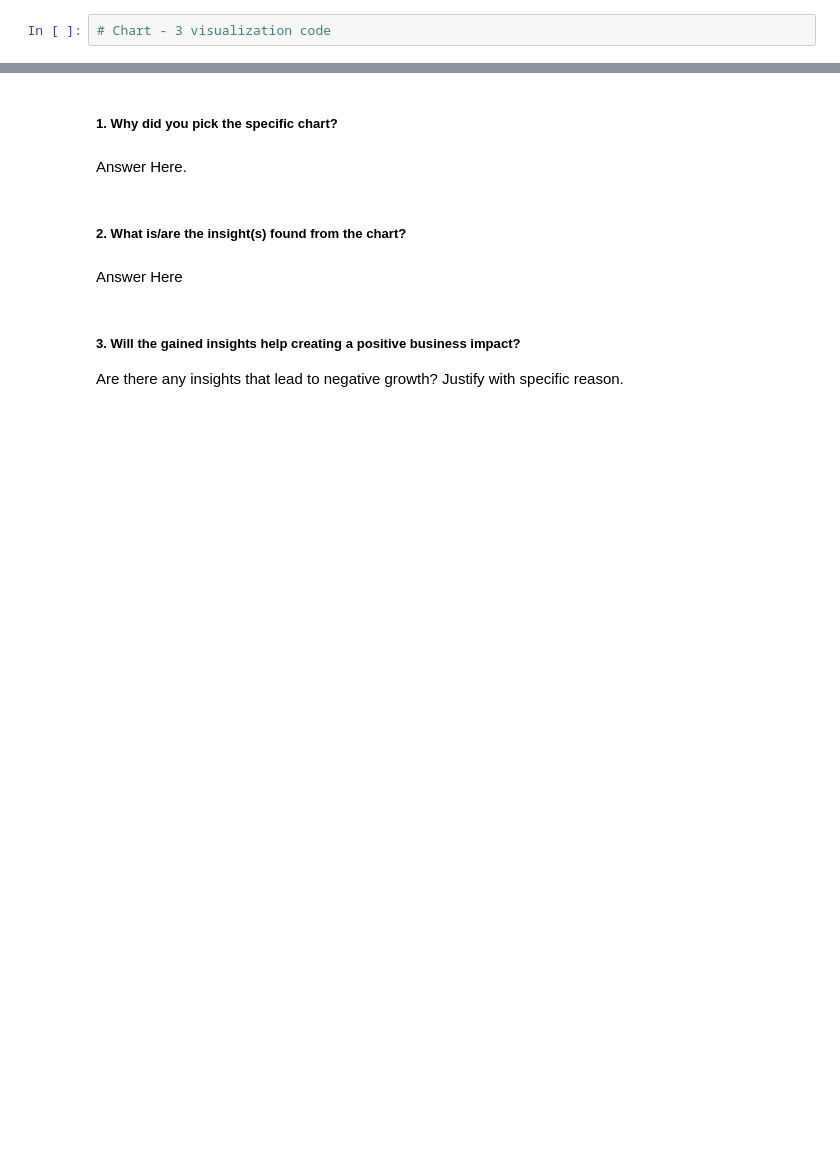
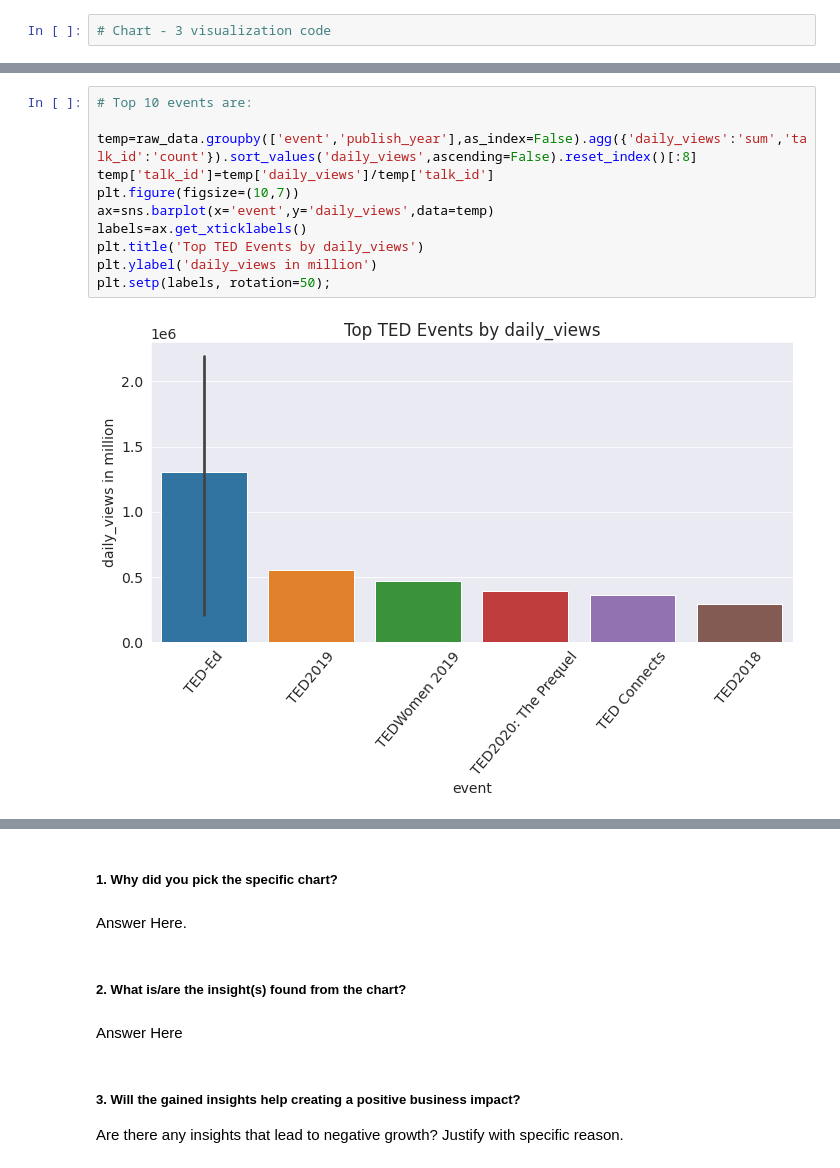
Before and after one commit to rajathAgalkote/TedTalksViewsPrediction_MLRegression, a Jupyter notebook: TED_Talks_Prediction_Regression_ML.ipynb, the cells around one changed output, grey strips where cells are left out. Drawn from its saved outputs; the diff is of its cells as text; blank space fills up the shorter version.

```diff
--- a/TED_Talks_Prediction_Regression_ML.ipynb
+++ b/TED_Talks_Prediction_Regression_ML.ipynb
@@ -535,0 +592,13 @@ Answer Here
+# %%
+# Top 10 events are:
+
+temp=raw_data.groupby(['event','publish_year'],as_index=False).agg({'daily_views':'sum','talk_id':'count'}).sort_values('daily_views',ascending=False).reset_index()[:8]
+temp['talk_id']=temp['daily_views']/temp['talk_id']
+plt.figure(figsize=(10,7))
+ax=sns.barplot(x='event',y='daily_views',data=temp)
+labels=ax.get_xticklabels()
+plt.title('Top TED Events by daily_views')
+plt.ylabel('daily_views in million')
+plt.setp(labels, rotation=50);
+# %% [output]
+[figure, added]
```
Also changed, not shown: parts of 47 cells of this notebook.
